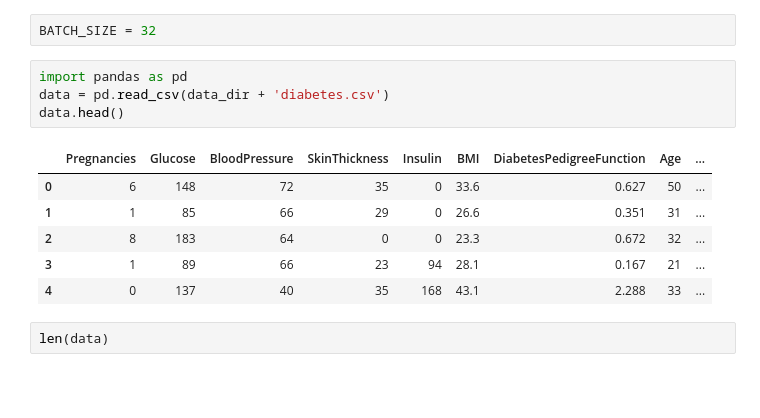
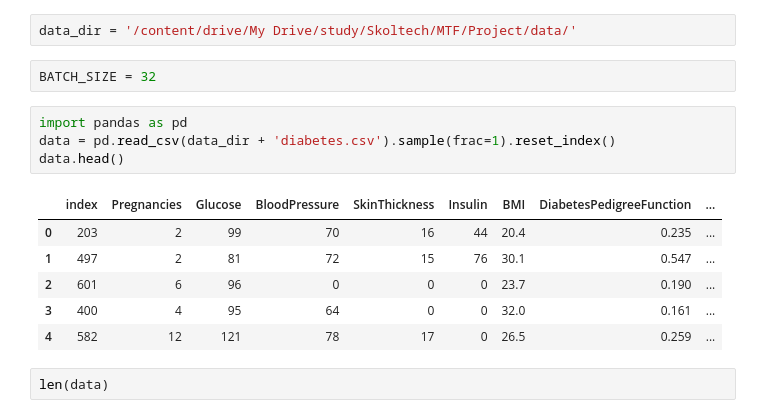
Before and after one commit to bakirillov/skoltech-mtf2020, a Jupyter notebook: Diabetes_tensornetwork.ipynb, the cells around one changed output. Cells and saved outputs as stored; diff of their text form; blank space fills up the shorter version.

Commit message:
Diabetes notebook ready

```diff
--- a/Diabetes_tensornetwork.ipynb
+++ b/Diabetes_tensornetwork.ipynb
@@ -14,16 +259,18 @@ data_dir = 'data/'
+# %%
+data_dir = '/content/drive/My Drive/study/Skoltech/MTF/Project/data/'
 # %%
 BATCH_SIZE = 32
 # %%
 import pandas as pd
-data = pd.read_csv(data_dir + 'diabetes.csv')
+data = pd.read_csv(data_dir + 'diabetes.csv').sample(frac=1).reset_index()
 data.head()
 # %% [output]
-|  | Pregnancies | Glucose | BloodPressure | SkinThickness | Insulin | BMI | DiabetesPedigreeFunction | Age | ... |
-| 0 | 6 | 148 | 72 | 35 | 0 | 33.6 | 0.627 | 50 | ... |
-| 1 | 1 | 85 | 66 | 29 | 0 | 26.6 | 0.351 | 31 | ... |
-| 2 | 8 | 183 | 64 | 0 | 0 | 23.3 | 0.672 | 32 | ... |
-| 3 | 1 | 89 | 66 | 23 | 94 | 28.1 | 0.167 | 21 | ... |
-| 4 | 0 | 137 | 40 | 35 | 168 | 43.1 | 2.288 | 33 | ... |
+|  | index | Pregnancies | Glucose | BloodPressure | SkinThickness | Insulin | BMI | DiabetesPedigreeFunction | ... |
+| 0 | 203 | 2 | 99 | 70 | 16 | 44 | 20.4 | 0.235 | ... |
+| 1 | 497 | 2 | 81 | 72 | 15 | 76 | 30.1 | 0.547 | ... |
+| 2 | 601 | 6 | 96 | 0 | 0 | 0 | 23.7 | 0.190 | ... |
+| 3 | 400 | 4 | 95 | 64 | 0 | 0 | 32.0 | 0.161 | ... |
+| 4 | 582 | 12 | 121 | 78 | 17 | 0 | 26.5 | 0.259 | ... |
 # %%
 len(data)
 # %% [output]
```
Also changed, not shown: parts of 20 cells of this notebook, 3 other files.
